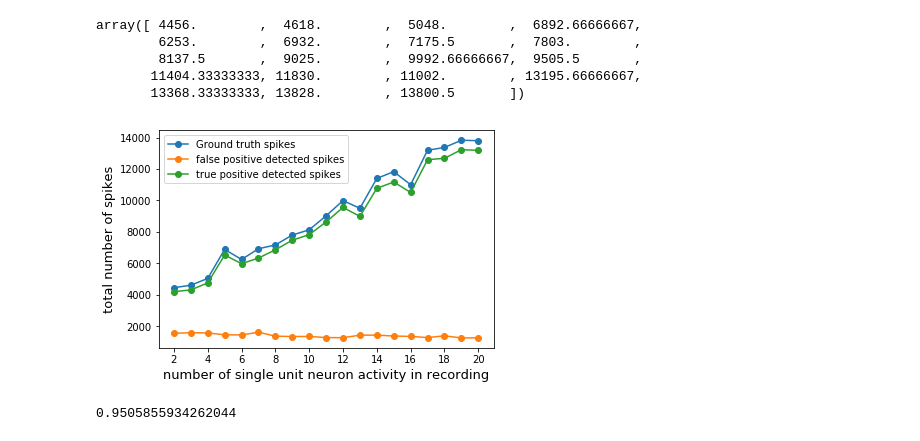
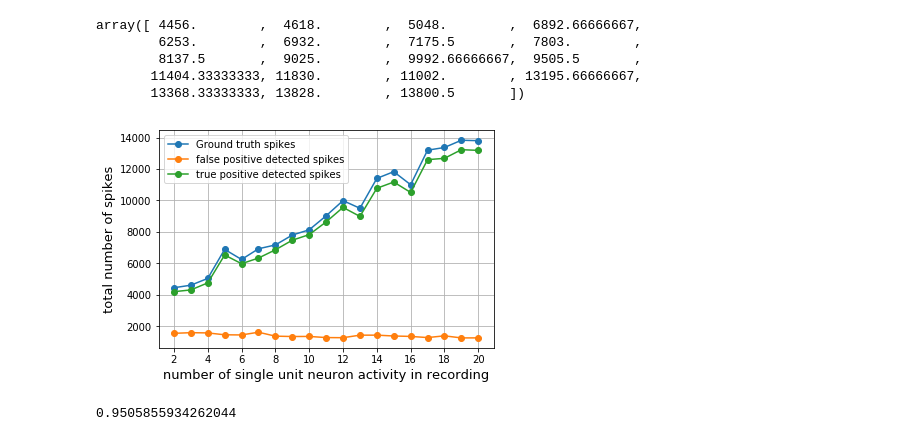
Before and after one commit to Nomow/deep-learning-based-spike-detection-and-sorting, a Jupyter notebook: notebooks/comparison.ipynb, the cells around one changed output. Saved outputs shown, nothing was run; the diff lists cells and outputs as text; code cells hidden in the pictures.

```diff
--- a/notebooks/Untitled.ipynb
+++ b/notebooks/comparison.ipynb
@@ -264,0 +265,5 @@ array([ 2.,  3.,  4.,  5.,  6.,  7.,  8.,  9., 10., 11., 12., 13., 14.,
+# %%
+
+gt_total = 0;
+for i in range(50):
+    gt_total = gt_total +  ground_truth_per_rec[i][1, :].size
@@ -286,24 +295,25 @@ array([ 4456.        ,  4618.        ,  5048.        ,  6892.66666667,
 # %%
 from matplotlib.ticker import MaxNLocator
 
 ax = plt.figure().gca()
 ax.xaxis.set_major_locator(MaxNLocator(integer=True))
 
 x = np.arange(2, 21)
 plt.plot(x, avg_per_single_unit_total, marker='o')
 
 plt.plot(x, avg_per_single_unit_fp, marker='o')
 
 plt.plot(x, avg_per_single_unit_tp, marker='o')
 
 plt.xlabel('xlabel', fontsize=18)
 plt.xlabel('number of single unit neuron activity in recording', fontsize=13)
 plt.ylabel('total number of spikes', fontsize=13)
 ax.legend(labels=["Ground truth spikes","false positive detected spikes", "true positive detected spikes"])
+plt.grid()
 
 plt.savefig('detections.jpg')
 # %% [output]
-[figure, old version]
+[figure, new version]
 # %%
 print(np.sum(avg_per_single_unit_tp) /np.sum(avg_per_single_unit_total))
 # %% [output]
```
Also changed, not shown: parts of 23 cells of this notebook, 12 other files.
